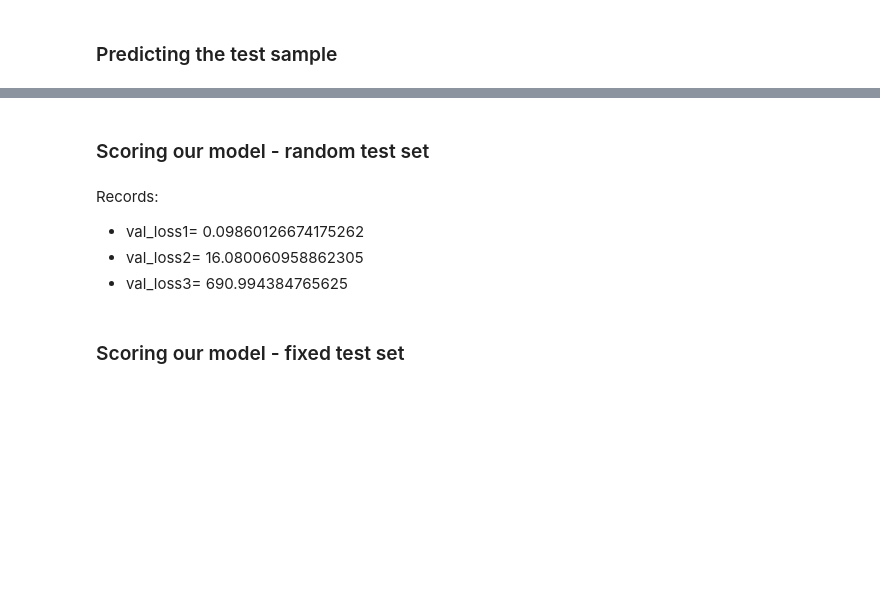
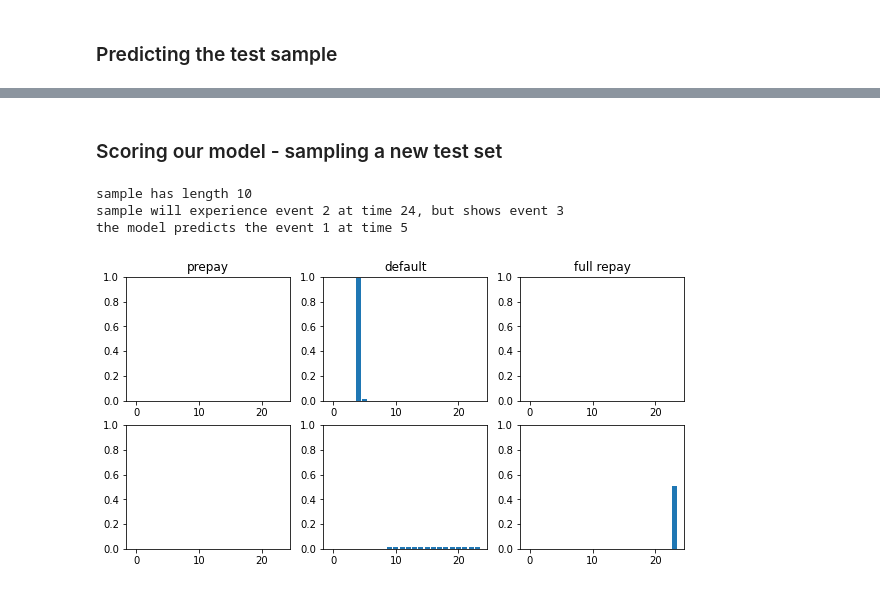
Before and after one commit to madkerpe/poc_ddht_pytorch, a Jupyter notebook: main_poc.ipynb, the cells around one changed output, grey strips where cells are left out. Saved outputs shown, nothing was run; the diff lists cells and outputs as text; code cells hidden in the pictures; blank space fills up the shorter version.

```diff
--- a/main_poc.ipynb
+++ b/main_poc.ipynb
@@ -115,6 +128,8 @@ optimizer_causess = Adam(causess.parameters(), lr=LEARNING_RATE_CAUSESS)
 # %% [markdown]
 # 4. Training the model
 # %%
+PATH = "/content/gdrive/MyDrive/MP FEB/Colab/models/model_v14.pth"
+
 # start training
 for epoch in trange(NUM_EPOCHS):
 
@@ -151,6 +166,10 @@ for epoch in trange(NUM_EPOCHS):
     optimizer_decoder.step()
     optimizer_causess.step()
 
+    if batch_number % 2**8 == 0:
+      torch.save(DDHT.state_dict(), PATH)
+
+
   if RUN_VALIDATION_ROUND:
     # validating round
     DDHT.eval()
@@ -176,7 +195,6 @@ for epoch in trange(NUM_EPOCHS):
     DDHT.train()
     # end validating round
 
-  PATH = "/content/gdrive/MyDrive/MP FEB/Colab/models/model_v13.pth"
   torch.save(DDHT.state_dict(), PATH)
 
 wandb.finish()
@@ -198,16 +213,30 @@ print(test_batch_data[0,:5,3:])
+# %% [markdown]
+### Scoring our model - sampling a new test set
 # %%
 from utils import plot_fht_and_cif
 
-DDHT.eval();
-test_encoder_output_vector, test_first_hitting_time = DDHT(test_batch_data.to(DEVICE), test_batch_data_length.to(DEVICE))
-display_sample(test_encoder_output_vector[0].detach(), test_batch_data_length[0] - 1, test_batch_event[0], mute=True)
-print(test_encoder_output_vector[0,:5,3:])
+test_poc_raw_dataset = PocDataset(num_cases=1)
+test_data_loader = poc_raw_dataset = PocDataset(num_cases=1, test_set=False, repays=True)
+test_batch_data, test_batch_data_length, test_batch_event, test_batch_tte, test_meta = next(iter(test_data_loader))
+test_batch_data = test_batch_data.unsqueeze(0).to(DEVICE)
+test_batch_data_length = test_batch_data_length.unsqueeze(0).to(DEVICE)
+test_batch_event = test_batch_event.unsqueeze(0).to(DEVICE)
+
+DDHT.eval()
+
+test_output, test_first_hitting_time = DDHT(test_batch_data, test_batch_data_length)
+print("sample has length %d" % test_batch_data_length[0])
+print("sample will experience event %d at time %d, but shows event %d" % (test_meta['ground_truth_event'], test_meta['age'], test_batch_event[0]))
+
 
 test_first_hitting_time_argmax = test_first_hitting_time.argmax().item()
 model_event_prediction = test_first_hitting_time_argmax // MAX_LENGTH
 model_tte_prediction = test_first_hitting_time_argmax % MAX_LENGTH
-print("the model predicts at time %d the event %d" % (model_tte_prediction, model_event_prediction))
+print("the model predicts the event %d at time %d" % (model_event_prediction, model_tte_prediction + 1))
 
 plot_fht_and_cif(test_first_hitting_time[0], test_batch_data_length[0], MAX_LENGTH)
+# %% [output]
+sample has length 10
+sample will experience event 2 at time 24, but shows event 3
+the model predicts the event 1 at time 5
+[figure, added]
-# %% [markdown]
-### Scoring our model - random test set
@@ -236,7 +242,0 @@ print("val_loss3=", val_loss3.item())
-# %% [markdown]
-Records:
-* val_loss1= 0.09860126674175262
-* val_loss2= 16.080060958862305
-* val_loss3= 690.994384765625
-# %% [markdown]
-### Scoring our model - fixed test set
```
Also changed, not shown: parts of 10 cells of this notebook.
